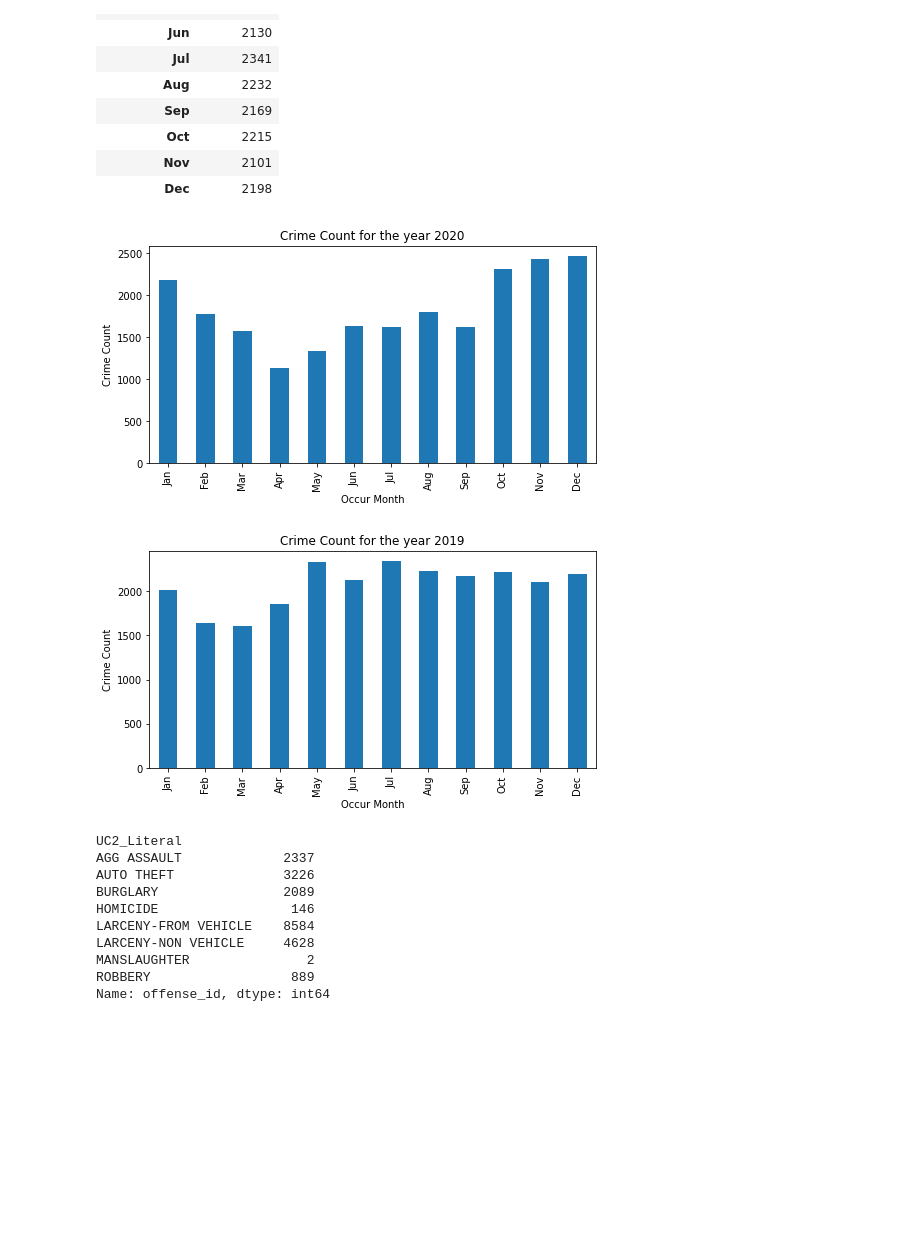
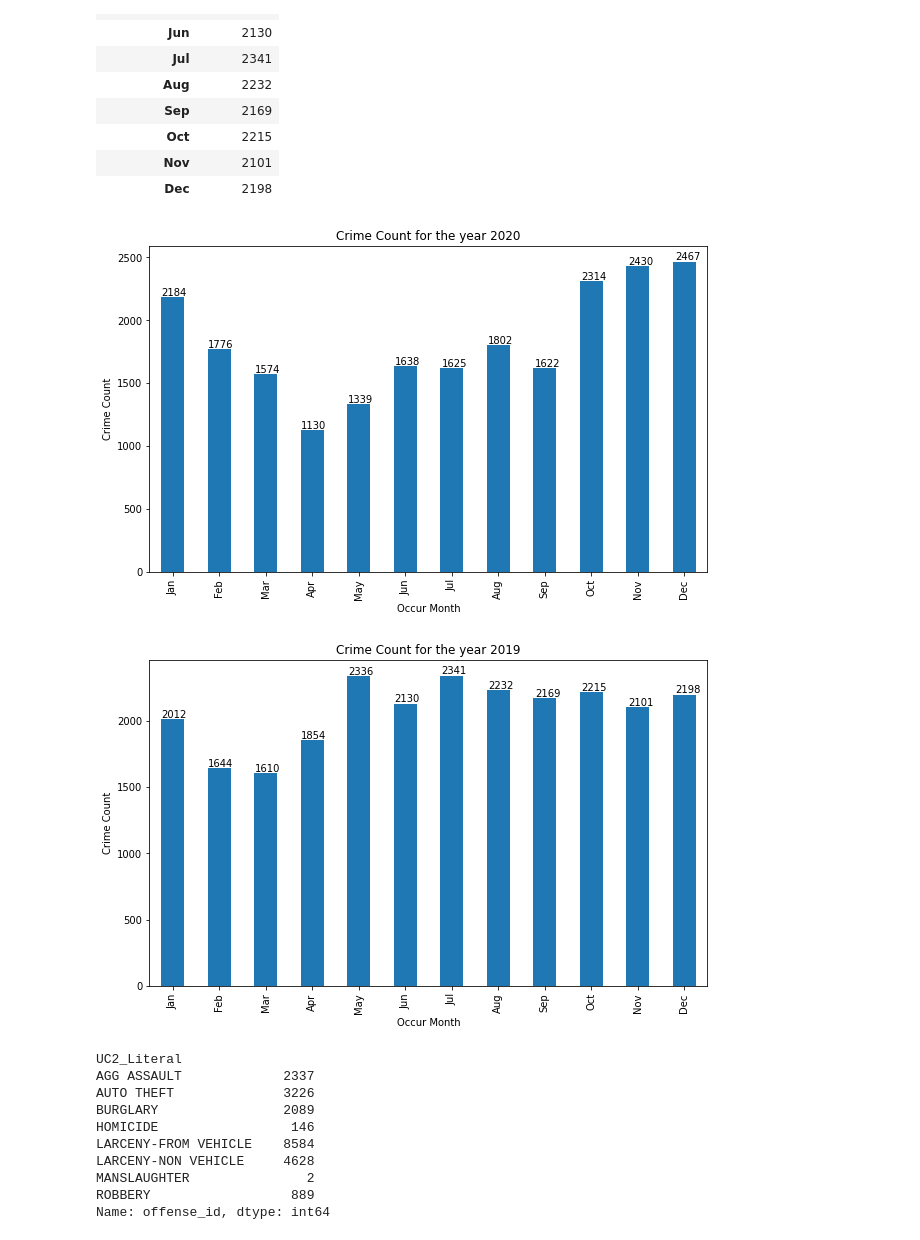
Before and after one commit to cayelsie/Crime-trends-in-Atlanta, a Jupyter notebook: Betsy.ipynb, the cells around one changed output. Saved outputs shown, nothing was run; the diff lists cells and outputs as text; code cells hidden in the pictures; blank space fills up the shorter version.

```diff
--- a/Betsy.ipynb
+++ b/Betsy.ipynb
@@ -228,28 +228,35 @@ crime_month_id_2019
 | Dec | 2198 |
 # %%
 #2020
-crime_month_id.plot(kind="bar", figsize=(8,4),legend =False)
+ax = crime_month_id.plot(kind="bar", figsize=(10,6),legend =False)
+
+for p in ax.patches:
+    ax.annotate(str(p.get_height()), (p.get_x() * 1.005, p.get_height() * 1.005))
 
 plt.title("Crime Count for the year 2020")
 plt.ylabel("Crime Count")
 plt.xlabel("Occur Month")
 
 plt.show()
 #plt.tight_layout()
 # %% [output]
-[figure, old version]
+[figure, new version]
 # %%
 #2019
-crime_month_id_2019.plot(kind="bar", figsize=(8,4),legend =False)
+ax = crime_month_id_2019.plot(kind="bar", figsize=(10,6),legend =False)
+
+for p in ax.patches:
+    ax.annotate(str(p.get_height()), (p.get_x() * 1.005, p.get_height() * 1.005))
 
 plt.title("Crime Count for the year 2019")
 plt.ylabel("Crime Count")
 plt.xlabel("Occur Month")
 
+
 plt.show()
 #plt.tight_layout()
 # %% [output]
-[figure, old version]
+[figure, new version]
 # %%
 #Group by type 2020
 crime_type = crime_data_2020.groupby(["UC2_Literal"])
```
Also changed, not shown: parts of 25 cells of this notebook.
